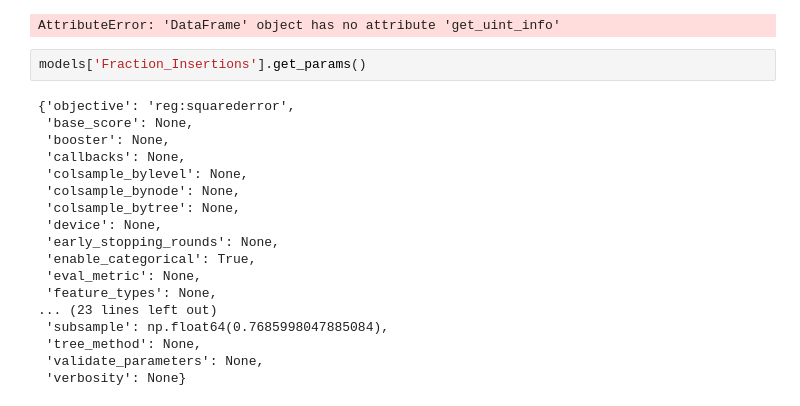
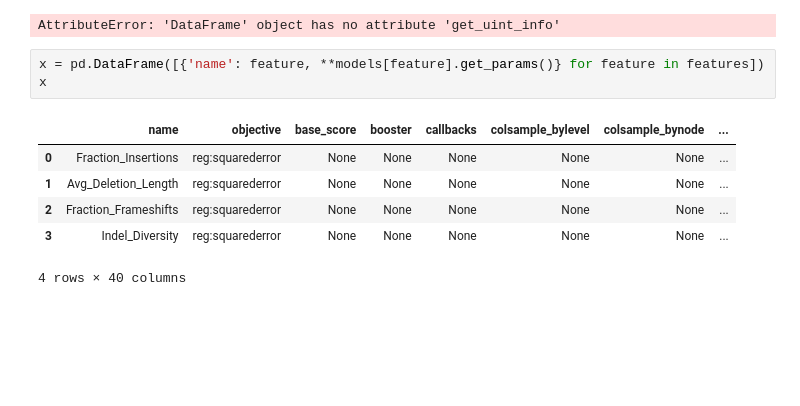
Before and after one commit to 0xorial/mlfls-hw, a Jupyter notebook: boosting_try.ipynb, the cells around one changed output. Drawn from its saved outputs; the diff is of its cells as text; blank space fills up the shorter version.

```diff
--- a/boosting_try.ipynb
+++ b/boosting_try.ipynb
@@ -162,26 +162,16 @@ xgb_cv = xgb.cv(dtrain=data_expanded, nfold=5, params=params,
 #                         'max_depth': 5, 'alpha': 10}
 # %% [output]
 AttributeError: 'DataFrame' object has no attribute 'get_uint_info'
-# %%
-models['Fraction_Insertions'].get_params()
-# %% [output]
-{'objective': 'reg:squarederror',
- 'base_score': None,
- 'booster': None,
- 'callbacks': None,
- 'colsample_bylevel': None,
- 'colsample_bynode': None,
- 'colsample_bytree': None,
- 'device': None,
- 'early_stopping_rounds': None,
- 'enable_categorical': True,
- 'eval_metric': None,
- 'feature_types': None,
-... (23 lines left out)
- 'subsample': np.float64(0.7685998047885084),
- 'tree_method': None,
- 'validate_parameters': None,
- 'verbosity': None}
+# %%
+x = pd.DataFrame([{'name': feature, **models[feature].get_params()} for feature in features])
+x
+# %% [output]
+|  | name | objective | base_score | booster | callbacks | colsample_bylevel | colsample_bynode | ... |
+| 0 | Fraction_Insertions | reg:squarederror | None | None | None | None | None | ... |
+| 1 | Avg_Deletion_Length | reg:squarederror | None | None | None | None | None | ... |
+| 2 | Fraction_Frameshifts | reg:squarederror | None | None | None | None | None | ... |
+| 3 | Indel_Diversity | reg:squarederror | None | None | None | None | None | ... |
+4 rows × 40 columns
 # %%
 
 t = test_data_expanded.filter(regex='^pos_|Id').copy()
```
Also changed, not shown: parts of 3 cells of this notebook, 1 other file.
